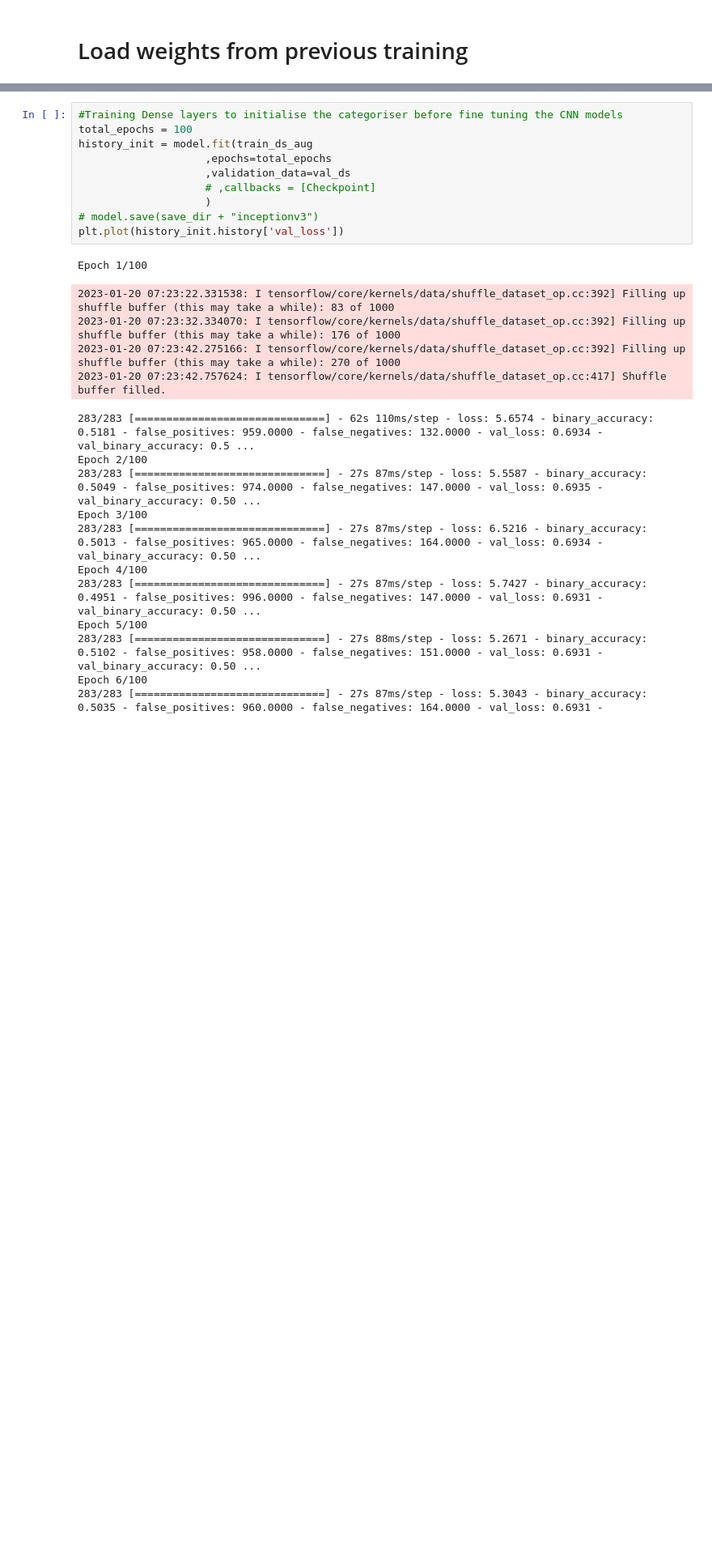
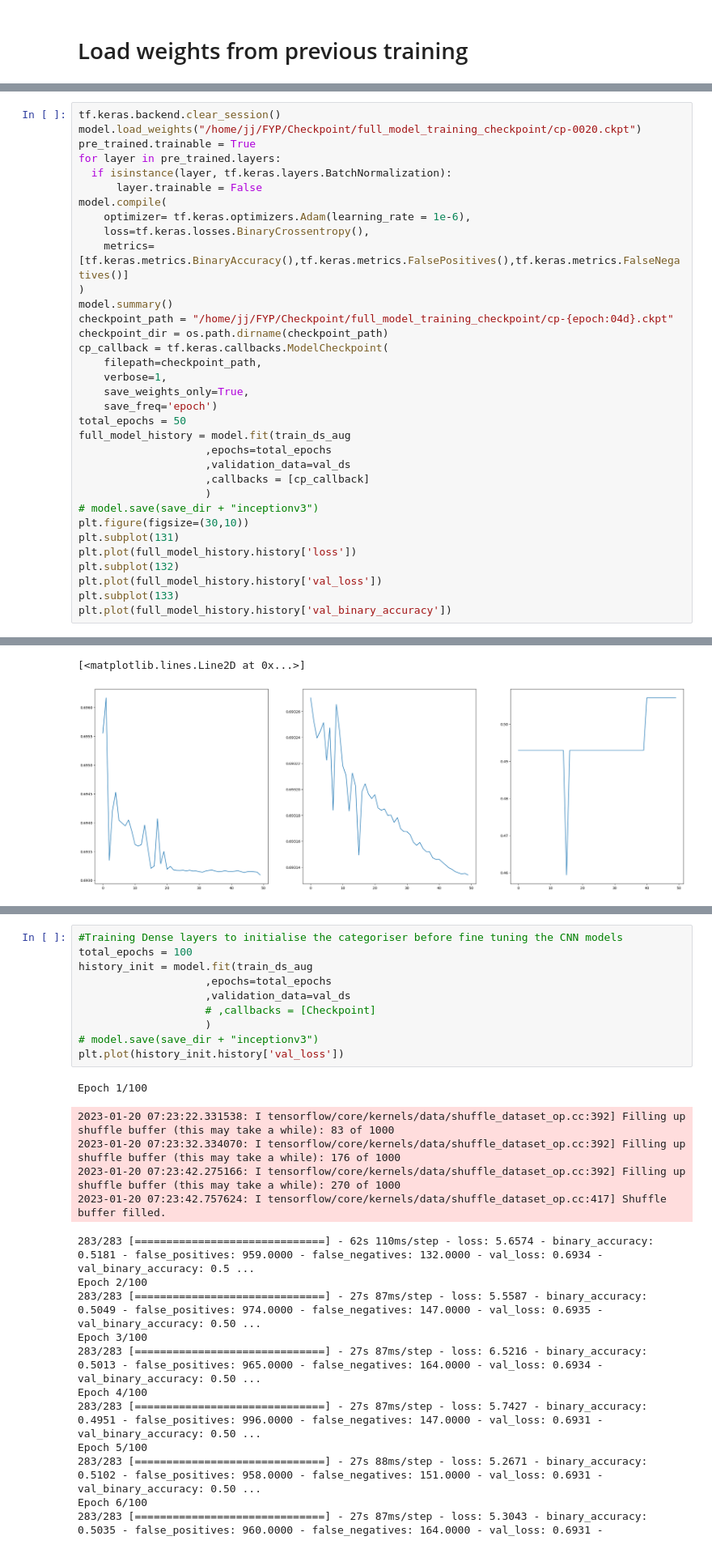
Before and after one commit to ChoyJJ/FYP_B, a Jupyter notebook: Pass_test/mini-DDSM_Inceptionv3_model.ipynb, the cells around one changed output, grey strips where cells are left out. Shown at 81% size. Cells and saved outputs as stored; diff of their text form; blank space fills up the shorter version.

```diff
--- a/Pass_test/mini-DDSM_Inceptionv3_model.ipynb
+++ b/Pass_test/mini-DDSM_Inceptionv3_model.ipynb
@@ -255,0 +441,35 @@ WARNING:tensorflow:Using a while_loop for converting StatelessRandomUniformV2 ca
+# %%
+tf.keras.backend.clear_session()
+model.load_weights("/home/jj/FYP/Checkpoint/full_model_training_checkpoint/cp-0020.ckpt")
+pre_trained.trainable = True
+for layer in pre_trained.layers:
+  if isinstance(layer, tf.keras.layers.BatchNormalization):
+      layer.trainable = False
+model.compile(
+    optimizer= tf.keras.optimizers.Adam(learning_rate = 1e-6),
+    loss=tf.keras.losses.BinaryCrossentropy(),
+    metrics=[tf.keras.metrics.BinaryAccuracy(),tf.keras.metrics.FalsePositives(),tf.keras.metrics.FalseNegatives()]
+)
+model.summary()
+checkpoint_path = "/home/jj/FYP/Checkpoint/full_model_training_checkpoint/cp-{epoch:04d}.ckpt"
+checkpoint_dir = os.path.dirname(checkpoint_path)
+cp_callback = tf.keras.callbacks.ModelCheckpoint(
+    filepath=checkpoint_path,
+    verbose=1,
+    save_weights_only=True,
+    save_freq='epoch')
+total_epochs = 50
+full_model_history = model.fit(train_ds_aug
+                    ,epochs=total_epochs
+                    ,validation_data=val_ds
+                    ,callbacks = [cp_callback]
+                    )
+# model.save(save_dir + "inceptionv3")
+plt.figure(figsize=(30,10))
+plt.subplot(131)
+plt.plot(full_model_history.history['loss'])
+plt.subplot(132)
+plt.plot(full_model_history.history['val_loss'])
+plt.subplot(133)
+plt.plot(full_model_history.history['val_binary_accuracy'])
+# %% [output]
@@ -255,0 +516,2 @@ WARNING:tensorflow:Using a while_loop for converting StatelessRandomUniformV2 ca
+[<matplotlib.lines.Line2D at 0x...>]
+[figure, added]
```
Also changed, not shown: parts of 18 cells of this notebook, 6 other files.
